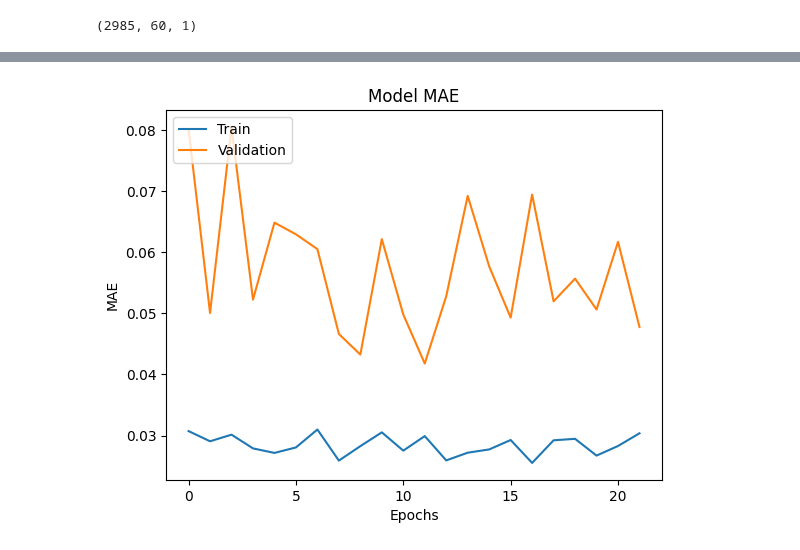
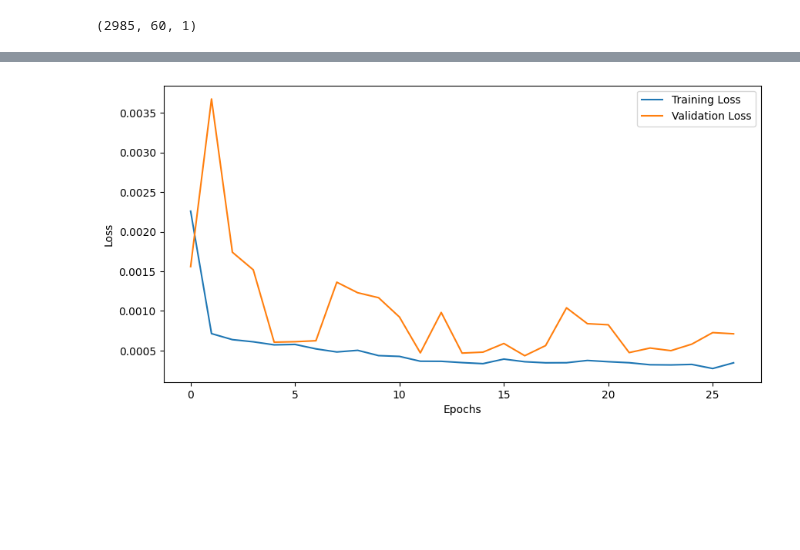
Before and after one commit to bonareri/Cryptocurrency-Price-Prediction-, a Jupyter notebook: lstm_model.ipynb, the cells around one changed output, grey strips where cells are left out. Drawn from its saved outputs; the diff is of its cells as text; code cells hidden in the pictures; blank space fills up the shorter version.

Commit message:
LSTM Model

```diff
--- a/lstm_model.ipynb
+++ b/lstm_model.ipynb
@@ -74,5 +91,6 @@ X_test, y_test = X[split:], y[split:]
 # %%
-X_train = np.reshape(X_train, (X_train.shape[0], X_train.shape[1], 1))
+X_train = X_train.reshape((X_train.shape[0], X_train.shape[1], X_train.shape[2]))
+X_test = X_test.reshape((X_test.shape[0], X_test.shape[1], X_test.shape[2]))
 # %%
 X_train.shape
 # %% [output]
@@ -81,20 +101,13 @@ X_train.shape
 # Define the LSTM model
 model = Sequential()
 
-# First LSTM layer with BatchNormalization
-model.add(LSTM(128, return_sequences=True, input_shape=(X_train.shape[1], 1)))  # default activation (tanh and sigmoid)
-model.add(BatchNormalization())  # Batch Normalization layer
+# First LSTM layer
+model.add(LSTM(128, return_sequences=True, input_shape=(X_train.shape[1], 1)))
 model.add(Dropout(0.3))
 
-# Second LSTM layer with BatchNormalization
-model.add(LSTM(64, return_sequences=True))
-model.add(BatchNormalization())
+# Second LSTM layer
+model.add(LSTM(64, return_sequences=False))
 model.add(Dropout(0.3))
-
-# Third LSTM layer
-model.add(LSTM(32))
-model.add(BatchNormalization())
-model.add(Dropout(0.2))
 
 # Output layer
 model.add(Dense(1, activation='linear'))  # 'linear' for regression
@@ -126,2 +135,4 @@ Model: "sequential_1"
 # %%
-model.compile(optimizer='adam', loss='mean_squared_error', metrics=['mae', 'accuracy'])
+model.compile(optimizer='adam',
+              loss='mean_squared_error',  # MSE is a common loss for regression
+              metrics=['mae', 'mse'])
@@ -128,9 +141,13 @@ model.compile(optimizer='adam', loss='mean_squared_error', metrics=['mae', 'accu
 # %%
-# Train the model with early stopping and validation data
-
 # Early stopping callback
 early_stopping = EarlyStopping(monitor='val_loss', patience=10, restore_best_weights=True)
 
-history = model.fit(X, y, epochs=50, batch_size=32, validation_split=0.2, callbacks=[early_stopping])
+# Reduce learning rate callback
+reduce_lr = ReduceLROnPlateau(monitor='val_loss', factor=0.5, patience=5, verbose=1)
+
+# Train the model
+history = model.fit(X, y, epochs=50, batch_size=32,
+                    validation_split=0.2,
+                    callbacks=[early_stopping, reduce_lr], shuffle=True)
 # %% [output]
 Epoch 1/50
@@ -153,11 +197,10 @@ Epoch 22/50
 # %%
-# Plot training & validation MAE
-plt.plot(history.history['mae'])
-plt.plot(history.history['val_mae'])
-plt.title('Model MAE')
+plt.figure(figsize=(10, 5))
+plt.plot(history.history['loss'], label='Training Loss')
+plt.plot(history.history['val_loss'], label='Validation Loss')
 plt.xlabel('Epochs')
-plt.ylabel('MAE')
-plt.legend(['Train', 'Validation'], loc='upper left')
+plt.ylabel('Loss')
+plt.legend()
 plt.show()
 # %% [output]
-[figure, old version]
+[figure, new version]
```
Also changed, not shown: parts of 22 cells of this notebook.
